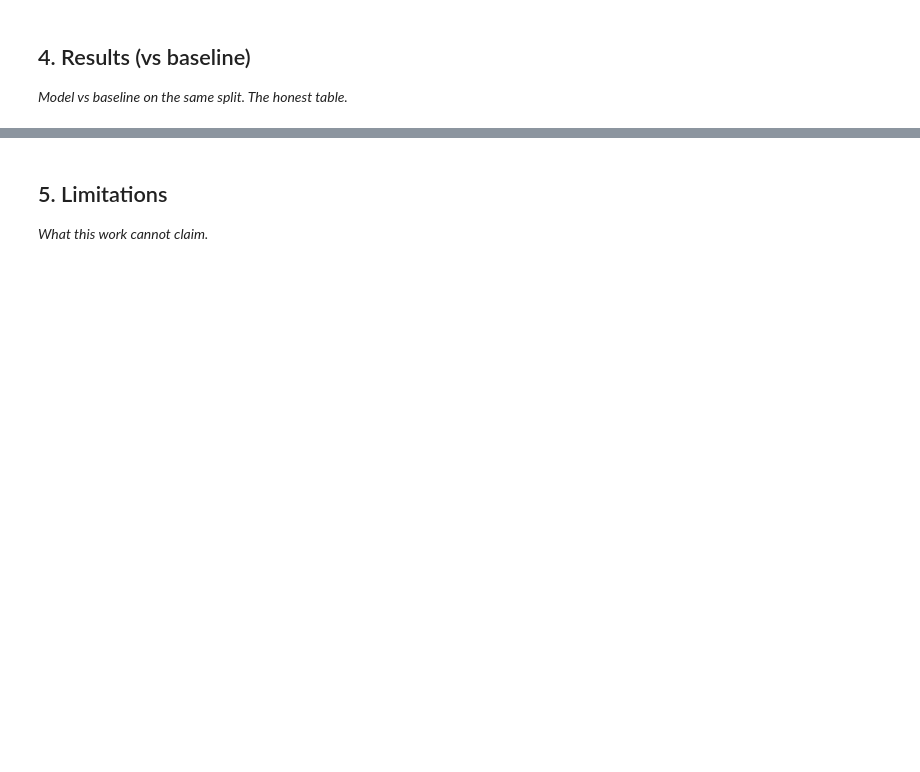
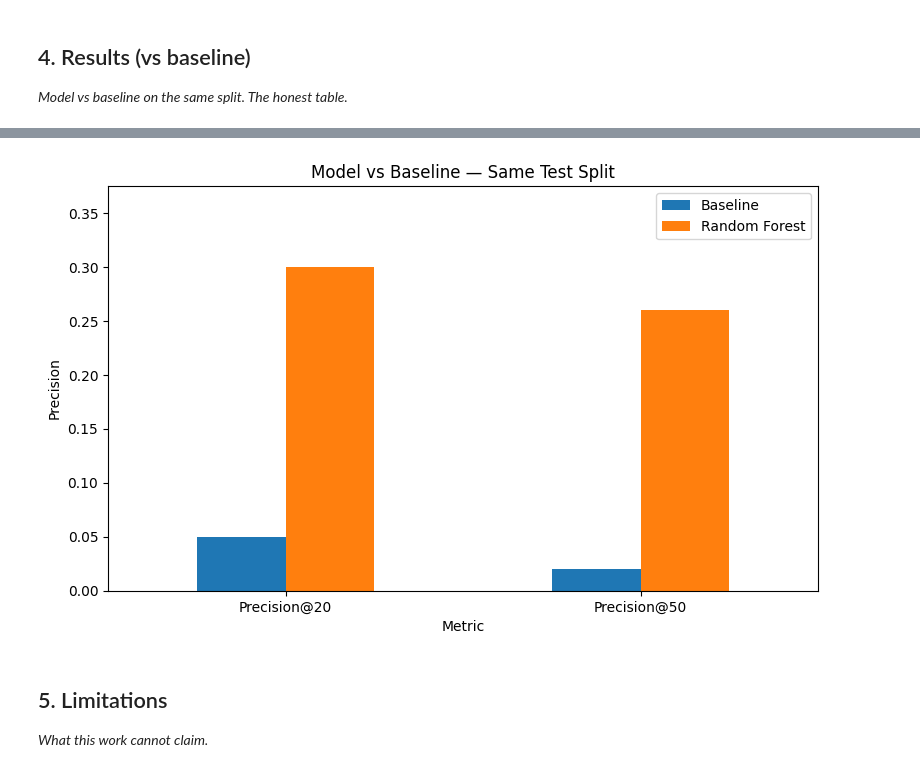
Before and after one commit to palkinsuneja/palkin-flyrank-ml-internship-july-to-sept-2026, a Jupyter notebook: work/notebooks/capstone.ipynb, the cells around one changed output, grey strips where cells are left out. Drawn from its saved outputs; the diff is of its cells as text; code cells hidden in the pictures; blank space fills up the shorter version.

```diff
--- a/work/notebooks/capstone.ipynb
+++ b/work/notebooks/capstone.ipynb
@@ -20,0 +174,30 @@ This skeleton is yours to fill. Work the sections **in order** — each one has
+# %%
+df = feb.merge(
+    mar_labels,
+    on=["client_hash_id", "content_hash_id"],
+    how="inner"
+)
+
+df = df[df["measured_days_mar"] > 0].copy()
+
+df["clicks_mar"] = df["clicks_mar"].fillna(0)
+df["impressions_mar"] = df["impressions_mar"].fillna(0)
+
+df["went_dark"] = (
+    df["clicks_mar"] == 0
+).astype(int)
+
+df = df.dropna(
+    subset=[
+        "gsc_impressions",
+        "gsc_avg_position",
+        "ctr",
+        "went_dark"
+    ]
+)
+
+print("Final rows:", len(df))
+print("Positive labels:", df["went_dark"].sum())
+print("Positive rate:", round(df["went_dark"].mean(), 4))
+
+display(df.head())
@@ -25,3 +333,20 @@ This skeleton is yours to fill. Work the sections **in order** — each one has
+# %%
+results_plot = results_df.set_index("Metric")
+
+ax = results_plot.plot(
+    kind="bar",
+    figsize=(8, 5)
+)
+
+ax.set_ylabel("Precision")
+ax.set_title("Model vs Baseline — Same Test Split")
+ax.set_ylim(0, max(results_plot.max()) * 1.25)
+
+plt.xticks(rotation=0)
+plt.tight_layout()
+plt.show()
+# %% [output]
+[figure, added]
 # %% [markdown]
 ## 5. Limitations
 
```
Also changed, not shown: parts of 17 cells of this notebook.
